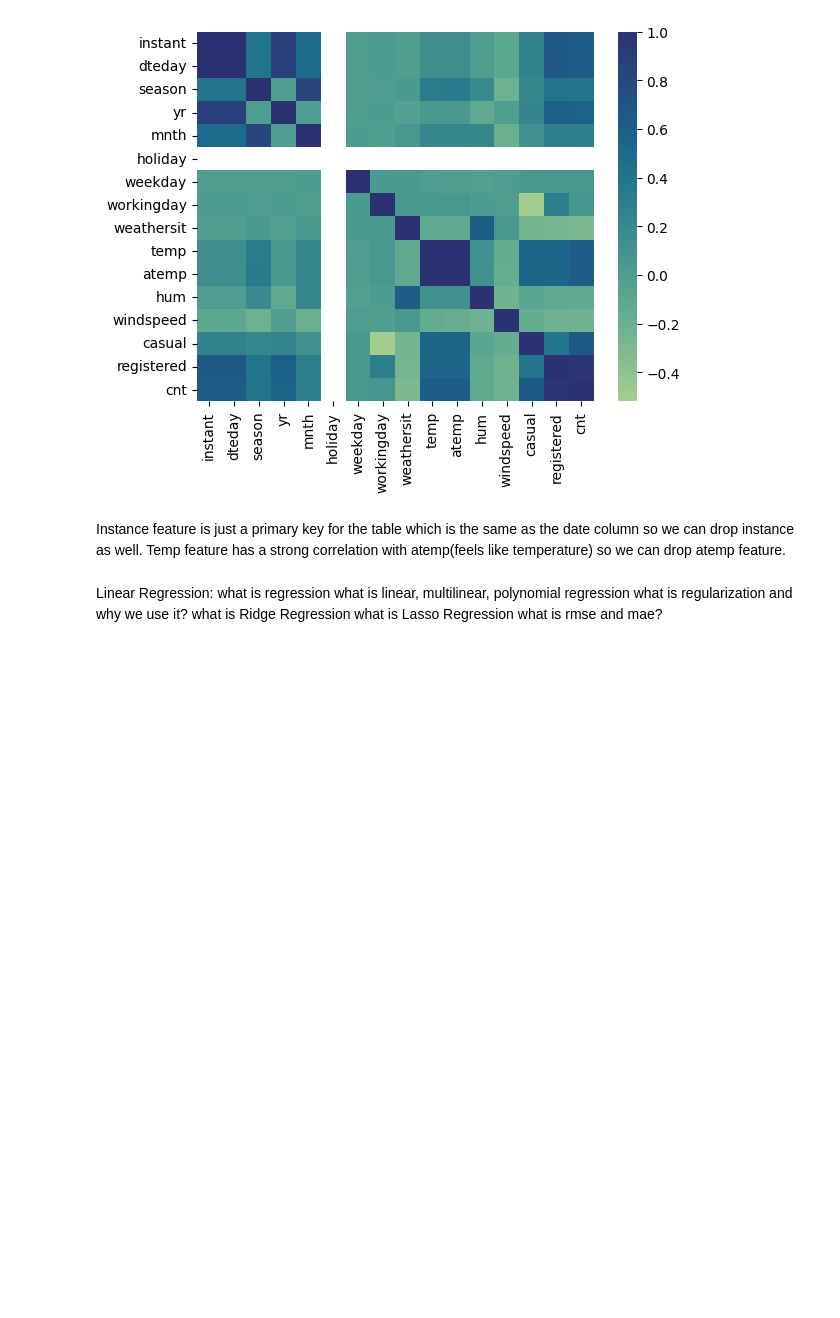
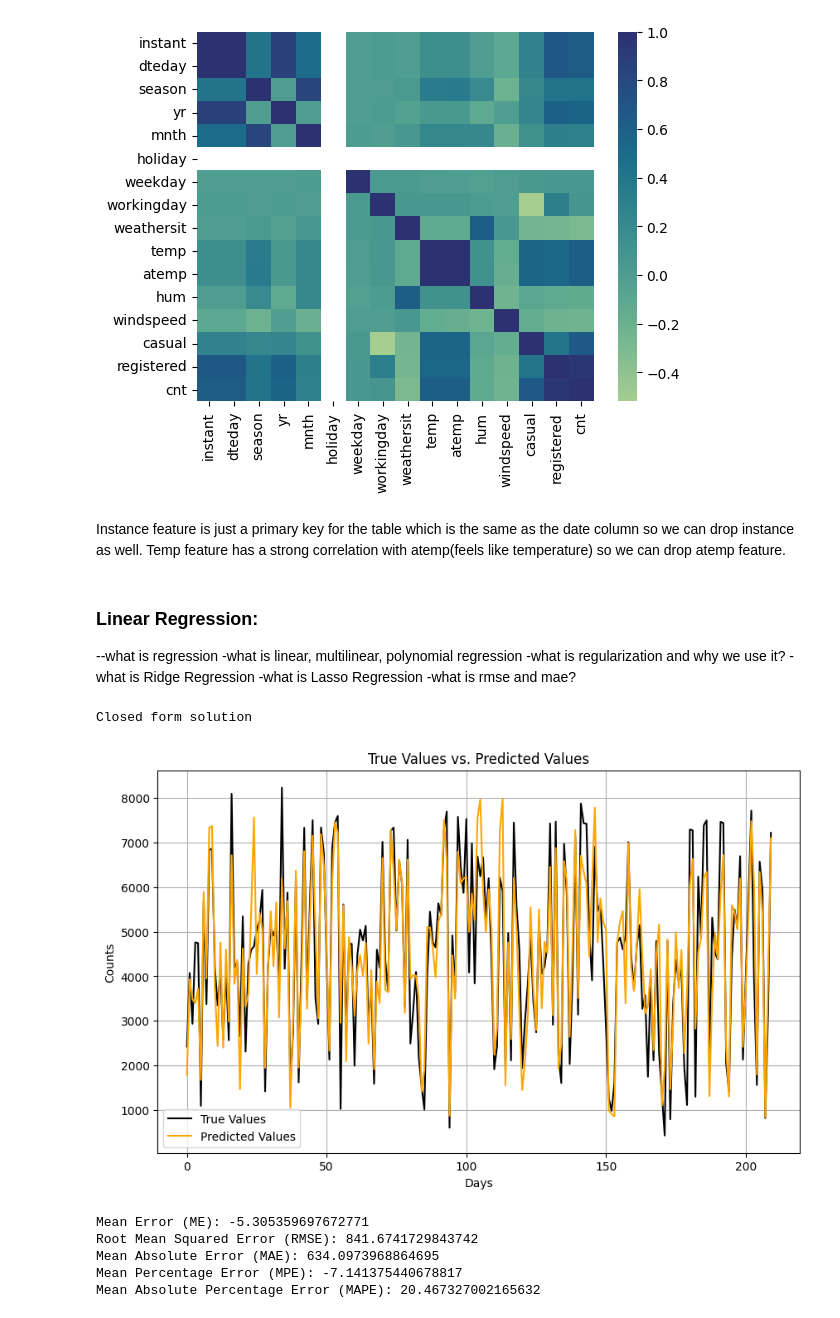
Before and after one commit to Aryan120798/BlueBike, a Jupyter notebook: BlueBike.ipynb, the cells around one changed output. Drawn from its saved outputs; the diff is of its cells as text; code cells hidden in the pictures; blank space fills up the shorter version.

Commit message:
linear regression finished

```diff
--- a/BlueBike.ipynb
+++ b/BlueBike.ipynb
@@ -170,7 +167,7 @@ sns.heatmap(df.corr('pearson'), cmap="crest")
 Instance feature is just a primary key for the table which is the same as the date column so we can drop instance as well.
 Temp feature has a strong correlation with atemp(feels like temperature) so we can drop atemp feature.
 # %%
-X = df.drop(['instant', 'cnt', 'registered', 'casual', 'atemp'], axis=1)
+X = df.drop(['instant', 'cnt', 'registered', 'casual', 'atemp', 'holiday'], axis=1)
 X.reset_index(drop=True, inplace=True)
 y = df['cnt']
 # %%
@@ -178,13 +175,13 @@ y = df['cnt']
 # # Split the data into train(80%) and test(20%)
 # X_train, X_test, y_train, y_test = train_test_split(X, y, test_size=0.2, random_state=42)
 # %% [markdown]
-Linear Regression:
-what is regression
-what is linear, multilinear, polynomial regression
-what is regularization and why we use it?
-what is Ridge Regression
-what is Lasso Regression
-what is rmse and mae?
+### Linear Regression:
+--what is regression
+-what is linear, multilinear, polynomial regression
+-what is regularization and why we use it?
+-what is Ridge Regression
+-what is Lasso Regression
+-what is rmse and mae?
 # %%
 class Linear_Regression:
     def __init__(self, X, y, max_iteration, epsilon, lambda_, learning_rate, sgd, gd=True, regularization=True, batch_size = None) -> None:
@@ -352,3 +393,16 @@ class Linear_Regression:
 
         plt.legend(["Error Curve"], bbox_to_anchor=(1.05,1), loc=2, shadow=True)
         plt.show()
+# %%
+# Closed form solution
+
+lr = Linear_Regression(X.iloc[:, 1:], y, max_iteration=8000, epsilon=0.03, learning_rate=0.00001, lambda_ = 0.01, sgd = False, gd = False, regularization=False)
+lr.fit()
+# %% [output]
+Closed form solution
+[figure, added]
+Mean Error (ME): -5.305359697672771
+Root Mean Squared Error (RMSE): 841.6741729843742
+Mean Absolute Error (MAE): 634.0973968864695
+Mean Percentage Error (MPE): -7.141375440678817
+Mean Absolute Percentage Error (MAPE): 20.467327002165632
```
Also changed, not shown: parts of 6 cells of this notebook.
